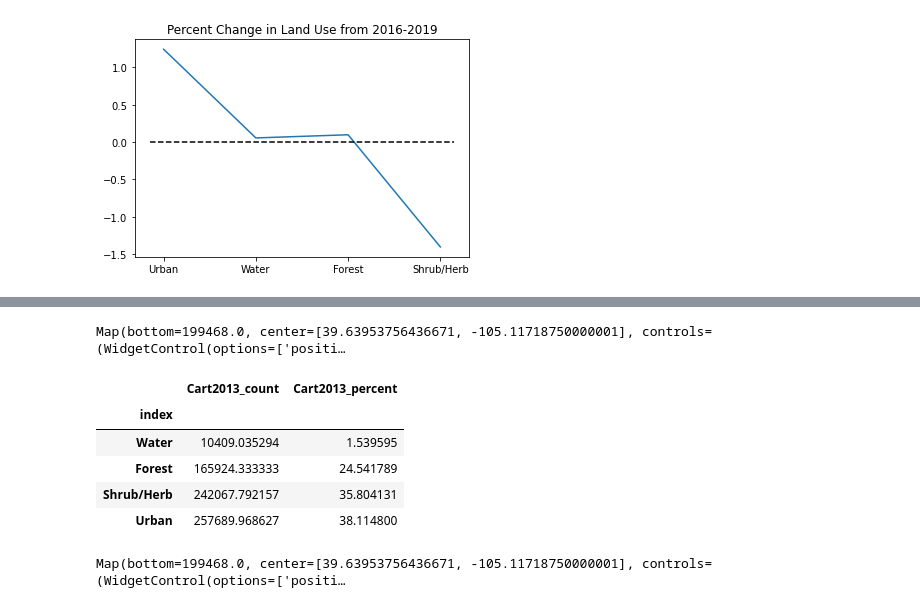
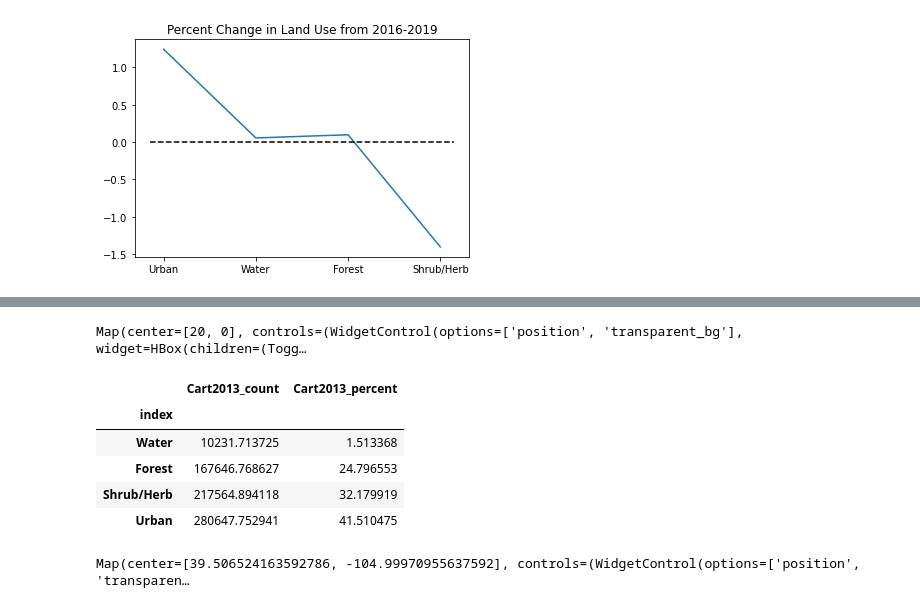
Before and after one commit to Sigmanaj/S2023RemoteSensing, a Jupyter notebook: TermProject/TermProject.ipynb, the cells around one changed output, grey strips where cells are left out. Saved outputs shown, nothing was run; the diff lists cells and outputs as text; code cells hidden in the pictures.

```diff
--- a/TermProject/TermProject.ipynb
+++ b/TermProject/TermProject.ipynb
@@ -216,10 +216,10 @@ water2 = ee.Feature(wat_pnt2, {'class': 0, 'name': 'water'})
 water3 = ee.Feature(wat_pnt3, {'class': 0, 'name': 'water'})
 water4 = ee.Feature(wat_pnt4, {'class': 0, 'name': 'water'})
 
-urb_pnt1 = ee.Geometry.Point([-104.9886, 39.5716]).buffer(250)
-urb_pnt2 = ee.Geometry.Point([-104.8772, 39.5625]).buffer(300)
-urb_pnt3 = ee.Geometry.Point([-105.0004, 39.5481]).buffer(300)
-urb_pnt4 = ee.Geometry.Point([-105.0163, 39.5362]).buffer(250)
+urb_pnt1 = ee.Geometry.Point([-105.0011, 39.5451]).buffer(400)
+urb_pnt2 = ee.Geometry.Point([-104.8772, 39.5625]).buffer(400)
+urb_pnt3 = ee.Geometry.Point([-105.0004, 39.5481]).buffer(400)
+urb_pnt4 = ee.Geometry.Point([-105.0163, 39.5362]).buffer(400)
 urb1 = ee.Feature(urb_pnt1, {'class': 3, 'name': 'urban'})
 urb2 = ee.Feature(urb_pnt2, {'class': 3, 'name': 'urban'})
 urb3 = ee.Feature(urb_pnt3, {'class': 3, 'name': 'urban'})
@@ -242,7 +242,7 @@ urb4 = ee.Feature(urb_pnt4, {'class': 3, 'name': 'urban'})
 #Map.addLayer(urb4, {'fill_color':'red', 'outline': 1}, name='urb4')
 Map
 # %% [output]
-Map(bottom=199468.0, center=[39.63953756436671, -105.11718750000001], controls=(WidgetControl(options=['positi…
+Map(center=[20, 0], controls=(WidgetControl(options=['position', 'transparent_bg'], widget=HBox(children=(Togg…
 # %%
 trainingFeatures = ee.FeatureCollection([water1,water2,water3,water4,for1,for2,for3,soil1,soil2,soil3,soil4,urb1,urb2,urb3,urb4])
 predictionBands = ['SR_B2', 'SR_B3', 'SR_B4', 'SR_B5' ,'SR_B6','SR_B7']
@@ -253,28 +253,28 @@ testing = trainingTesting.filter(ee.Filter.gte('random', 0.66))
 # %%
 leaf_val=3
 cartclassifier=ee.Classifier.smileCart(minLeafPopulation=leaf_val).train(features=training,classProperty='class',inputProperties=predictionBands)
-cartClassificationImage=image_2013.select(predictionBands).classify(cartclassifier)
+cartClassificationImage2013=image_2013.select(predictionBands).classify(cartclassifier)
 # %%
-Cart2013_TotalCount=cartClassificationImage.reduceRegion(ee.Reducer.count(), Area, 30).getInfo().get('classification')
-Cart2013_Counts=cartClassificationImage.reduceRegion(ee.Reducer.autoHistogram(), Area, 30).getInfo().get('classification')
+Cart2013_TotalCount=cartClassificationImage2013.reduceRegion(ee.Reducer.count(), Area, 30).getInfo().get('classification')
+Cart2013_Counts=cartClassificationImage2013.reduceRegion(ee.Reducer.autoHistogram(), Area, 30).getInfo().get('classification')
 Cart2013_df=pd.DataFrame(Cart2013_Counts)
 Cart2013_df.columns=['index',"Cart2013_count"]
 Cart2013_df=Cart2013_df.set_index('index')
 Cart2013_df["Cart2013_percent"]=Cart2013_df["Cart2013_count"]/Cart2013_TotalCount*100
 Cart2013_df=Cart2013_df.rename(index={0:"Water",1:"Forest",2:"Shrub/Herb",3:"Urban"})
 Cart2013_df
 # %% [output]
 |  | Cart2013_count | Cart2013_percent |
 | index |  |  |
-| Water | 10409.035294 | 1.539595 |
-| Forest | 165924.333333 | 24.541789 |
-| Shrub/Herb | 242067.792157 | 35.804131 |
-| Urban | 257689.968627 | 38.114800 |
+| Water | 10231.713725 | 1.513368 |
+| Forest | 167646.768627 | 24.796553 |
+| Shrub/Herb | 217564.894118 | 32.179919 |
+| Urban | 280647.752941 | 41.510475 |
 # %%
-Map.addLayer(cartClassificationImage, {'min': 0, 'max': 3,'palette':['blue', 'green','yellow','red']},'CART classification')
+Map.addLayer(cartClassificationImage2013, {'min': 0, 'max': 3,'palette':['blue', 'green','yellow','red']},'CART classification 2013')
 Map
 # %% [output]
-Map(bottom=199468.0, center=[39.63953756436671, -105.11718750000001], controls=(WidgetControl(options=['positi…
+Map(center=[39.506524163592786, -104.99970955637592], controls=(WidgetControl(options=['position', 'transparen…
 # %%
 # Get landsat8 imagery
 landsat8 =ee.ImageCollection("LANDSAT/LC08/C02/T1_L2")
```
Also changed, not shown: parts of 15 cells of this notebook.
